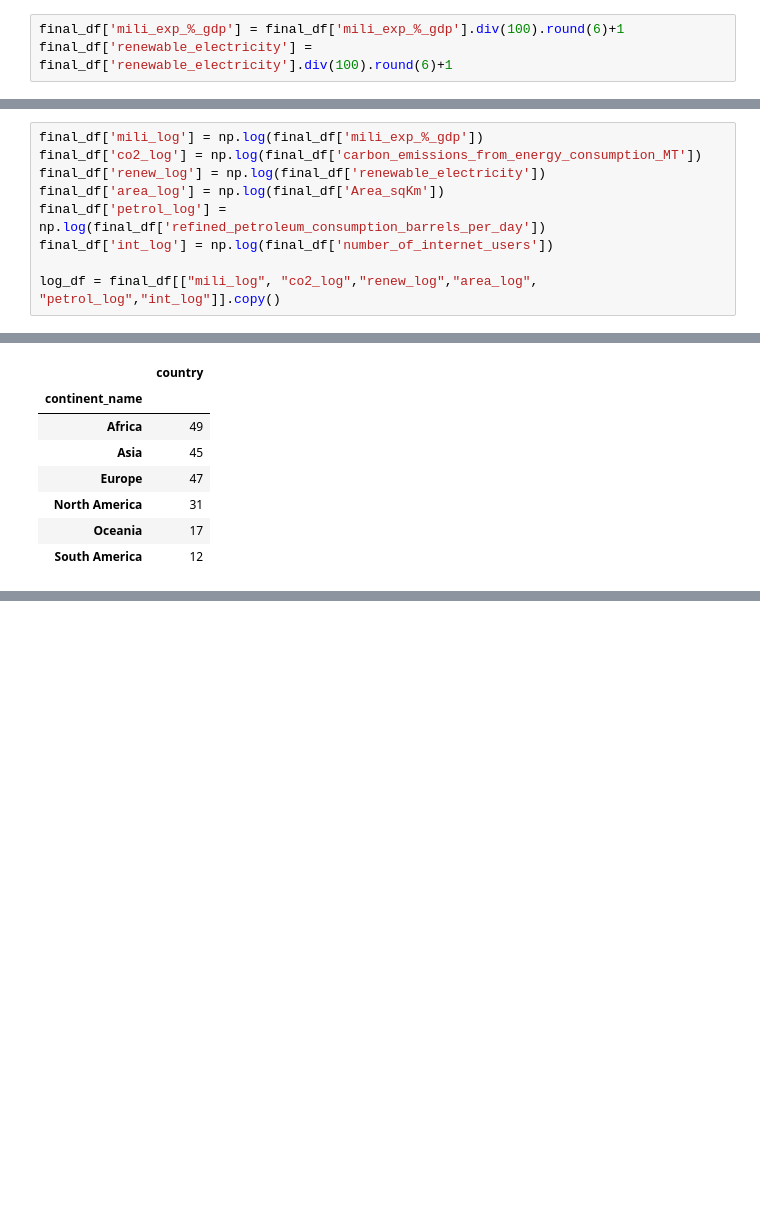
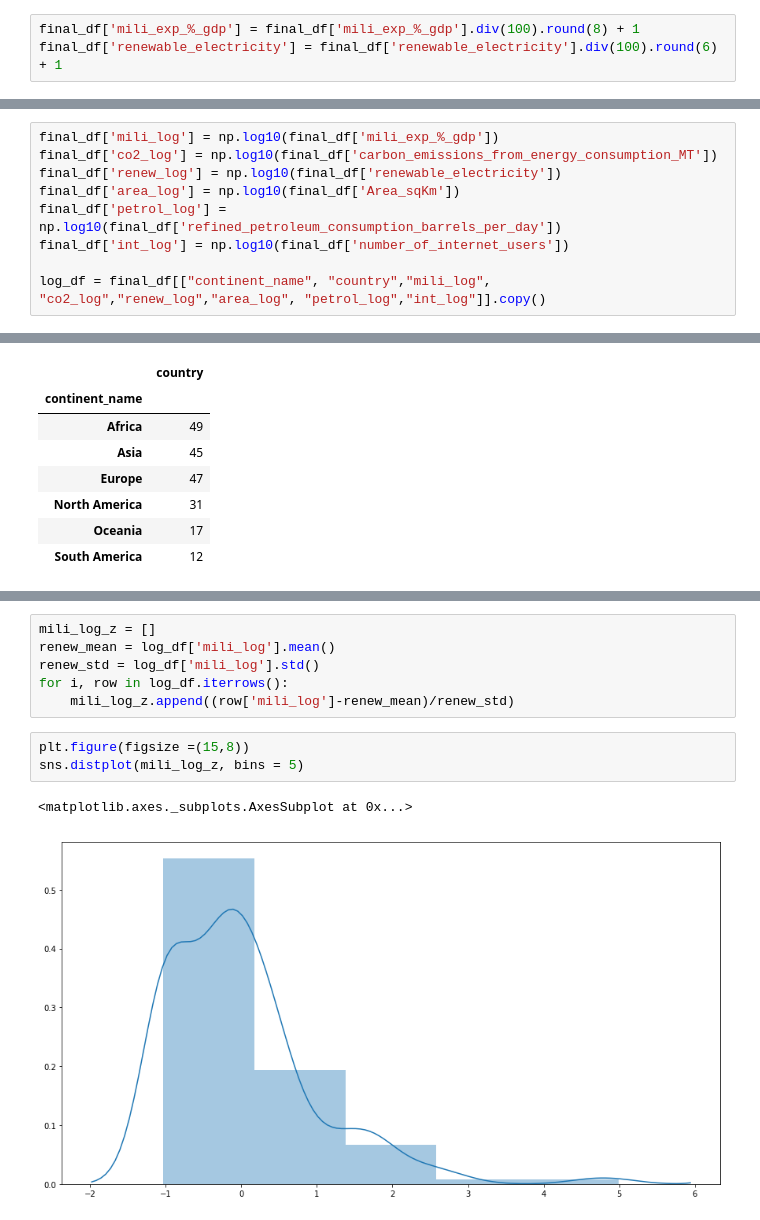
Before and after one commit to Silkways/CIA-Project, a Jupyter notebook: cia_notebook_gus.ipynb, the cells around one changed output, grey strips where cells are left out. Drawn from its saved outputs; the diff is of its cells as text; blank space fills up the shorter version.

```diff
--- a/cia_notebook_gus.ipynb
+++ b/cia_notebook_gus.ipynb
@@ -443,8 +445,8 @@ final_df.head()
 | 44 | Asia | China | 9,596,960.00 | 12,470,000.00 | 730,723,960.00 | 18.00 | ... |
 | 26 | South America | Brazil | 8,515,770.00 | 2,956,000.00 | 122,841,218.00 | 64.00 | ... |
 # %%
-final_df['mili_exp_%_gdp'] = final_df['mili_exp_%_gdp'].div(100).round(6)+1
-final_df['renewable_electricity'] = final_df['renewable_electricity'].div(100).round(6)+1
+final_df['mili_exp_%_gdp'] = final_df['mili_exp_%_gdp'].div(100).round(8) + 1
+final_df['renewable_electricity'] = final_df['renewable_electricity'].div(100).round(6) + 1
 # %%
 final_df.head()
 # %% [output]
@@ -455,11 +457,11 @@ final_df.head()
 | 44 | Asia | China | 9,596,960.00 | 12,470,000.00 | 730,723,960.00 | 18.00 | ... |
 | 26 | South America | Brazil | 8,515,770.00 | 2,956,000.00 | 122,841,218.00 | 64.00 | ... |
 # %%
-final_df['mili_log'] = np.log(final_df['mili_exp_%_gdp'])
-final_df['co2_log'] = np.log(final_df['carbon_emissions_from_energy_consumption_MT'])
-final_df['renew_log'] = np.log(final_df['renewable_electricity'])
-final_df['area_log'] = np.log(final_df['Area_sqKm'])
-final_df['petrol_log'] = np.log(final_df['refined_petroleum_consumption_barrels_per_day'])
-final_df['int_log'] = np.log(final_df['number_of_internet_users'])
+final_df['mili_log'] = np.log10(final_df['mili_exp_%_gdp'])
+final_df['co2_log'] = np.log10(final_df['carbon_emissions_from_energy_consumption_MT'])
+final_df['renew_log'] = np.log10(final_df['renewable_electricity'])
+final_df['area_log'] = np.log10(final_df['Area_sqKm'])
+final_df['petrol_log'] = np.log10(final_df['refined_petroleum_consumption_barrels_per_day'])
+final_df['int_log'] = np.log10(final_df['number_of_internet_users'])
 
-log_df = final_df[["mili_log", "co2_log","renew_log","area_log", "petrol_log","int_log"]].copy()
+log_df = final_df[["continent_name", "country","mili_log", "co2_log","renew_log","area_log", "petrol_log","int_log"]].copy()
@@ -485,0 +495,12 @@ final_df.pivot_table(index = 'continent_name', values = 'country', aggfunc = 'co
+# %%
+mili_log_z = []
+renew_mean = log_df['mili_log'].mean()
+renew_std = log_df['mili_log'].std()
+for i, row in log_df.iterrows():
+    mili_log_z.append((row['mili_log']-renew_mean)/renew_std)
+# %%
+plt.figure(figsize =(15,8))
+sns.distplot(mili_log_z, bins = 5)
+# %% [output]
+<matplotlib.axes._subplots.AxesSubplot at 0x...>
+[figure, added]
```
Also changed, not shown: parts of 3 cells of this notebook.
